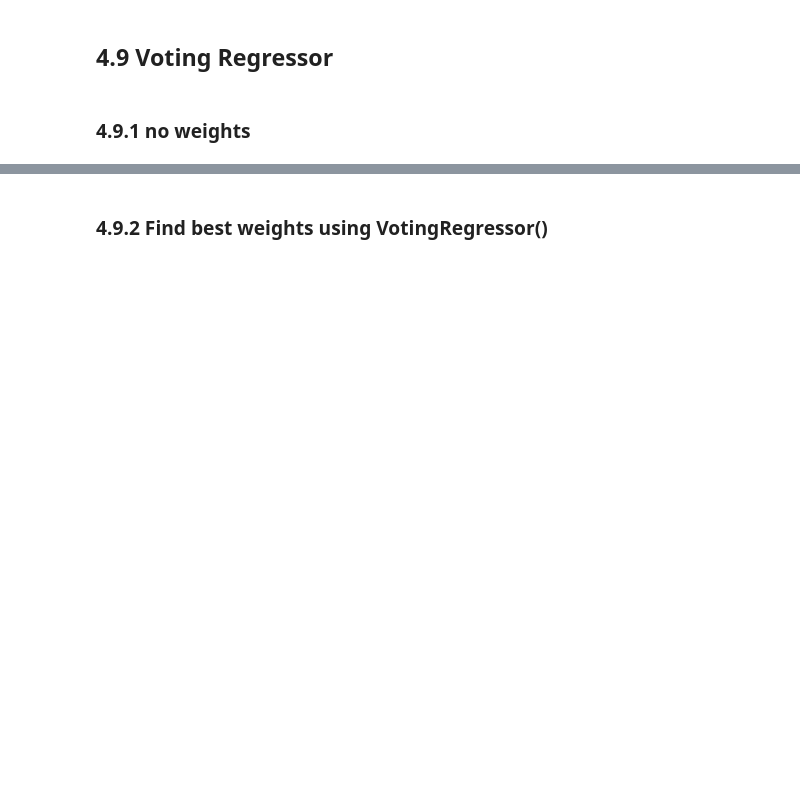
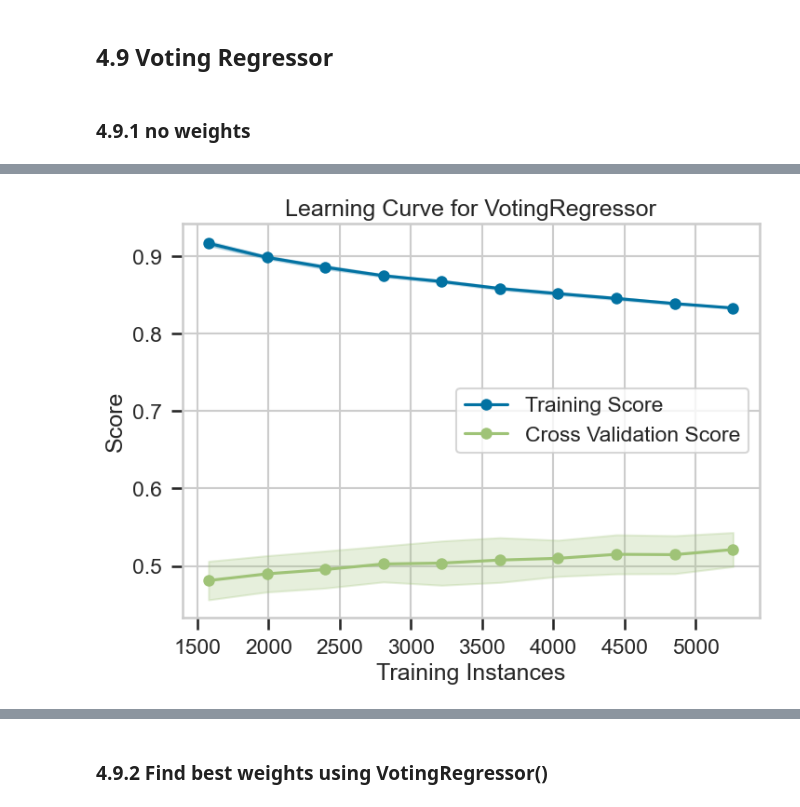
Before and after one commit to qq7933086/Laboratory_earthquake_time_prediction, a Jupyter notebook: Notebooks/04_preprocessing_and_training_Pycaret.ipynb, the cells around one changed output, grey strips where cells are left out. Saved outputs shown, nothing was run; the diff lists cells and outputs as text; code cells hidden in the pictures; blank space fills up the shorter version.

```diff
--- a/Notebooks/04_preprocessing_and_training_Pycaret.ipynb
+++ b/Notebooks/04_preprocessing_and_training_Pycaret.ipynb
@@ -365,0 +435,3 @@ plot_model(blender, plot='pipeline')
+# %%
+plot_model(blender, plot = 'learning')
+# %% [output]
@@ -365,0 +439 @@ plot_model(blender, plot='pipeline')
+[figure, added]
```
Also changed, not shown: parts of 77 cells of this notebook.
